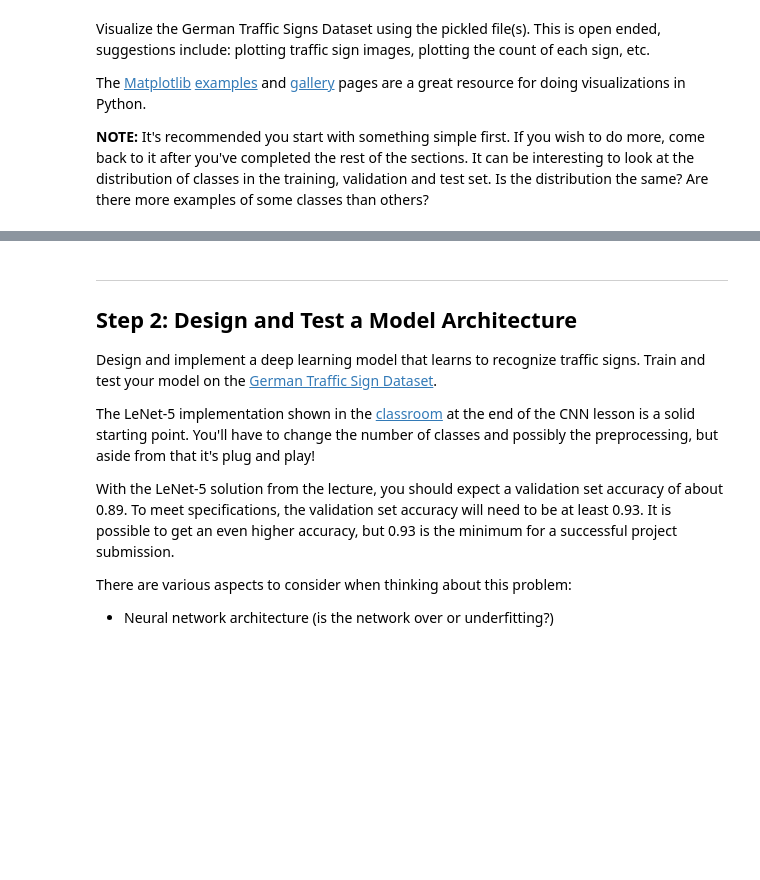
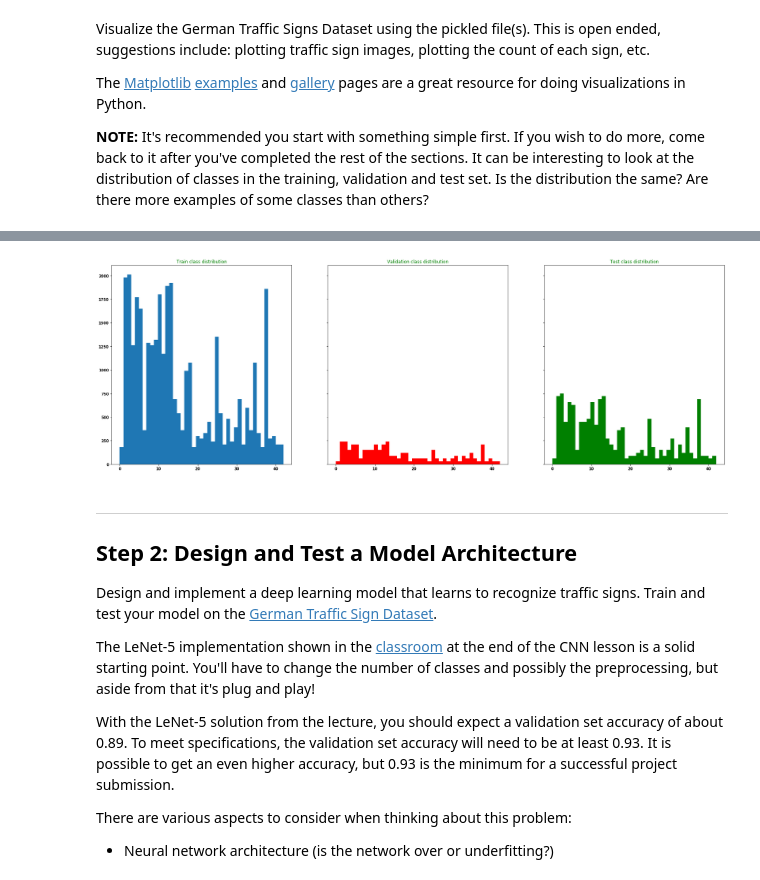
Before and after one commit to udacity/CarND-Traffic-Sign-Classifier-Project, a Jupyter notebook: Traffic_Sign_Classifier.ipynb, the cells around one changed output, grey strips where cells are left out. Saved outputs shown, nothing was run; the diff lists cells and outputs as text; code cells hidden in the pictures; blank space fills up the shorter version.

```diff
--- a/Traffic_Sign_Classifier.ipynb
+++ b/Traffic_Sign_Classifier.ipynb
@@ -94,3 +175,28 @@ import matplotlib.pyplot as plt
+# %%
+# distribution
+#fig, ax = utils.setup_figure(x_pics=3, y_pics=1, w=w, h=h, n=3)
+figname = 'output_images/1_classes_distribution.png'
+if os.path.exists(figname):
+    image = cv2.imread(figname)
+    image = cv2.cvtColor(image, cv2.COLOR_RGB2BGR)
+
+    plt.figure(figsize=(20,20))
+    plt.imshow(image)
+else:
+    fig, ax = plt.subplots(1, 3, squeeze=True, sharex=True, sharey=True, figsize=(30, 10))
+
+    ax[0].hist(y_train, bins = len(set(y_train)))
+    ax[0].set_title("Train class distribution", color='g')
+
+    ax[1].hist(y_valid, bins = len(set(y_train)), color='r')
+    ax[1].set_title("Validation class distribution", color='g')
+
+    ax[2].hist(y_test, bins = len(set(y_train)), color='g')
+    ax[2].set_title("Test class distribution", color='g')
+
+    plt.savefig(figname, bbox_inches='tight')
+# %% [output]
+[figure, added]
 # %% [markdown]
 ----
 
```
Also changed, not shown: parts of 12 cells of this notebook, 2 other files.
